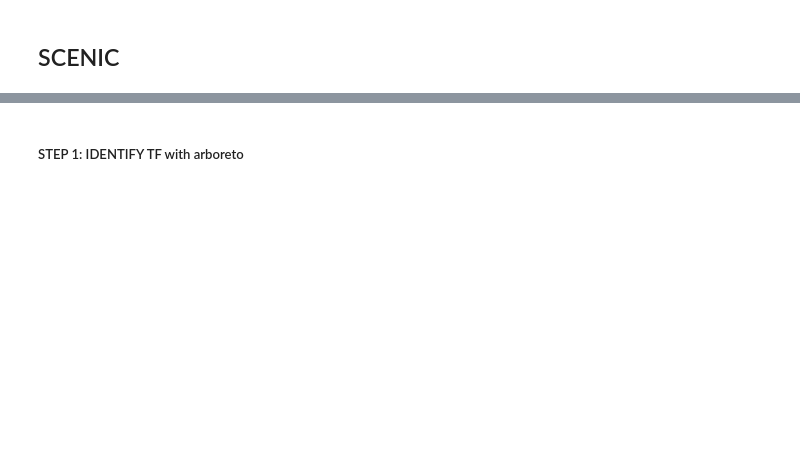
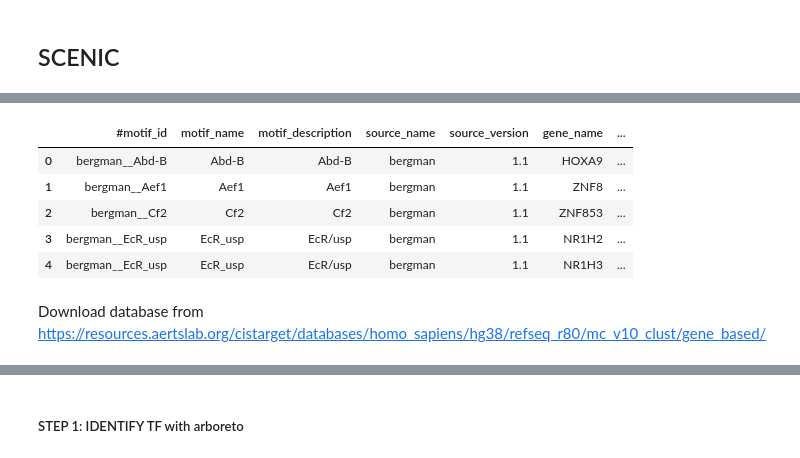
Before and after one commit to olaf-c/endometrial_analysis, a Jupyter notebook: scRNA_integration_grn_identification_script.ipynb, the cells around one changed output, grey strips where cells are left out. Saved outputs shown, nothing was run; the diff lists cells and outputs as text; code cells hidden in the pictures; blank space fills up the shorter version.

```diff
--- a/scRNA_integration_grn_identification_script.ipynb
+++ b/scRNA_integration_grn_identification_script.ipynb
@@ -457,0 +503,11 @@ sc.pl.embedding(
+# %%
+df_motifs_hgnc.head()
+# %% [output]
+|  | #motif_id | motif_name | motif_description | source_name | source_version | gene_name | ... |
+| 0 | bergman__Abd-B | Abd-B | Abd-B | bergman | 1.1 | HOXA9 | ... |
+| 1 | bergman__Aef1 | Aef1 | Aef1 | bergman | 1.1 | ZNF8 | ... |
+| 2 | bergman__Cf2 | Cf2 | Cf2 | bergman | 1.1 | ZNF853 | ... |
+| 3 | bergman__EcR_usp | EcR_usp | EcR/usp | bergman | 1.1 | NR1H2 | ... |
+| 4 | bergman__EcR_usp | EcR_usp | EcR/usp | bergman | 1.1 | NR1H3 | ... |
+# %% [markdown]
+Download database from https://resources.aertslab.org/cistarget/databases/homo_sapiens/hg38/refseq_r80/mc_v10_clust/gene_based/
```
Also changed, not shown: parts of 44 cells of this notebook.
